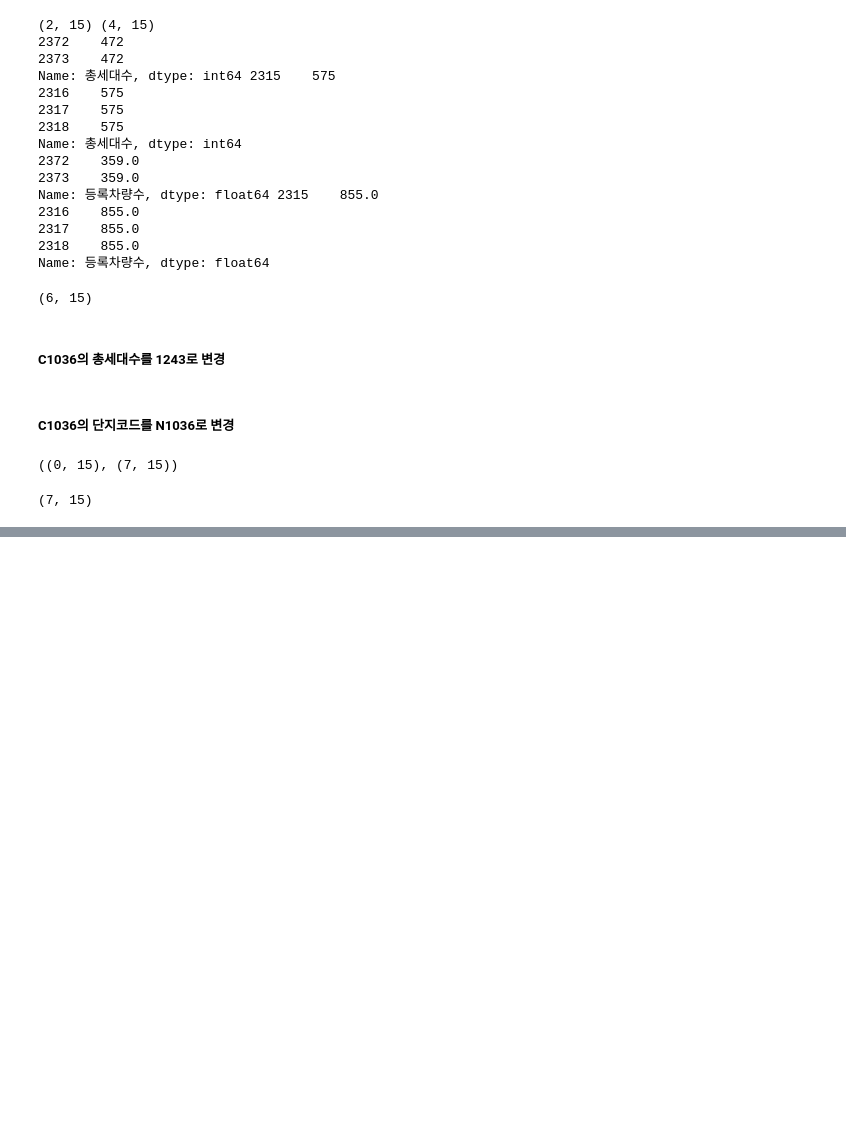
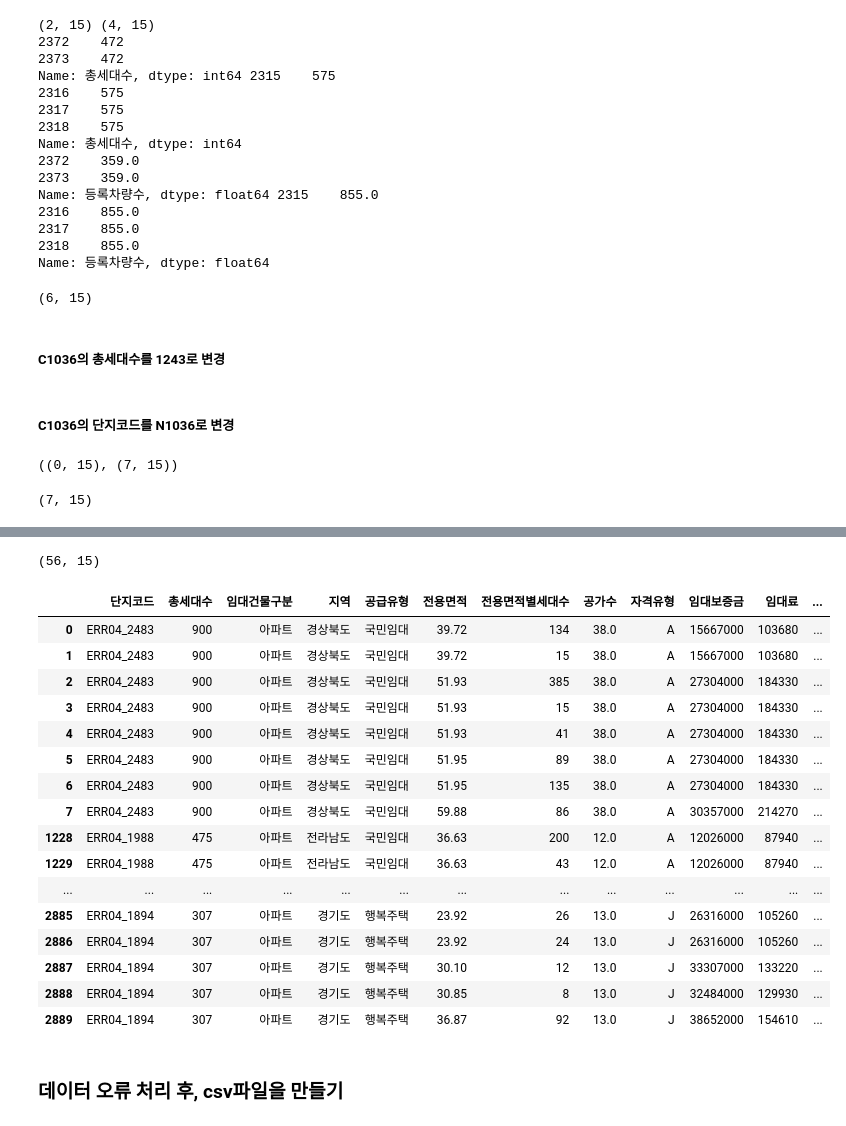
Before and after one commit to ComeOn-LeafForest/nameun, a Jupyter notebook: nameun/0719_.ipynb, the cells around one changed output, grey strips where cells are left out. Saved outputs shown, nothing was run; the diff lists cells and outputs as text; code cells hidden in the pictures; blank space fills up the shorter version.

```diff
--- a/nameun/0719_.ipynb
+++ b/nameun/0719_.ipynb
@@ -184,0 +194,34 @@ train.loc[ train['단지코드']=='N1036', : ].shape
+# %%
+train.loc[ train['단지코드']=='C1095',  "단지코드" ] = 'ERR04_1095'
+train.loc[ train['단지코드']=='C2051',  "단지코드" ] = 'ERR04_2051'
+train.loc[ train['단지코드']=='C1218',  "단지코드" ] = 'ERR04_1218'
+train.loc[ train['단지코드']=='C1894',  "단지코드" ] = 'ERR04_1894'
+train.loc[ train['단지코드']=='C2483',  "단지코드" ] = 'ERR04_2483'
+train.loc[ train['단지코드']=='C1502',  "단지코드" ] = 'ERR04_1502'
+train.loc[ train['단지코드']=='C1988',  "단지코드" ] = 'ERR04_1988'
+# %%
+train.loc[ train['단지코드'].str.contains('ERR'), :].shape
+# %% [output]
+(56, 15)
+# %%
+train.loc[ train['단지코드'].str.contains('ERR'), :]
+# %% [output]
+|  | 단지코드 | 총세대수 | 임대건물구분 | 지역 | 공급유형 | 전용면적 | 전용면적별세대수 | 공가수 | 자격유형 | 임대보증금 | 임대료 | ... |
+| 0 | ERR04_2483 | 900 | 아파트 | 경상북도 | 국민임대 | 39.72 | 134 | 38.0 | A | 15667000 | 103680 | ... |
+| 1 | ERR04_2483 | 900 | 아파트 | 경상북도 | 국민임대 | 39.72 | 15 | 38.0 | A | 15667000 | 103680 | ... |
+| 2 | ERR04_2483 | 900 | 아파트 | 경상북도 | 국민임대 | 51.93 | 385 | 38.0 | A | 27304000 | 184330 | ... |
+| 3 | ERR04_2483 | 900 | 아파트 | 경상북도 | 국민임대 | 51.93 | 15 | 38.0 | A | 27304000 | 184330 | ... |
+| 4 | ERR04_2483 | 900 | 아파트 | 경상북도 | 국민임대 | 51.93 | 41 | 38.0 | A | 27304000 | 184330 | ... |
+| 5 | ERR04_2483 | 900 | 아파트 | 경상북도 | 국민임대 | 51.95 | 89 | 38.0 | A | 27304000 | 184330 | ... |
+| 6 | ERR04_2483 | 900 | 아파트 | 경상북도 | 국민임대 | 51.95 | 135 | 38.0 | A | 27304000 | 184330 | ... |
+| 7 | ERR04_2483 | 900 | 아파트 | 경상북도 | 국민임대 | 59.88 | 86 | 38.0 | A | 30357000 | 214270 | ... |
+| 1228 | ERR04_1988 | 475 | 아파트 | 전라남도 | 국민임대 | 36.63 | 200 | 12.0 | A | 12026000 | 87940 | ... |
+| 1229 | ERR04_1988 | 475 | 아파트 | 전라남도 | 국민임대 | 36.63 | 43 | 12.0 | A | 12026000 | 87940 | ... |
+| ... | ... | ... | ... | ... | ... | ... | ... | ... | ... | ... | ... | ... |
+| 2885 | ERR04_1894 | 307 | 아파트 | 경기도 | 행복주택 | 23.92 | 26 | 13.0 | J | 26316000 | 105260 | ... |
+| 2886 | ERR04_1894 | 307 | 아파트 | 경기도 | 행복주택 | 23.92 | 24 | 13.0 | J | 26316000 | 105260 | ... |
+| 2887 | ERR04_1894 | 307 | 아파트 | 경기도 | 행복주택 | 30.10 | 12 | 13.0 | J | 33307000 | 133220 | ... |
+| 2888 | ERR04_1894 | 307 | 아파트 | 경기도 | 행복주택 | 30.85 | 8 | 13.0 | J | 32484000 | 129930 | ... |
+| 2889 | ERR04_1894 | 307 | 아파트 | 경기도 | 행복주택 | 36.87 | 92 | 13.0 | J | 38652000 | 154610 | ... |
+# %% [markdown]
+### 데이터 오류 처리 후, csv파일을 만들기
```
Also changed, not shown: parts of 3 cells of this notebook, 4 other files.
